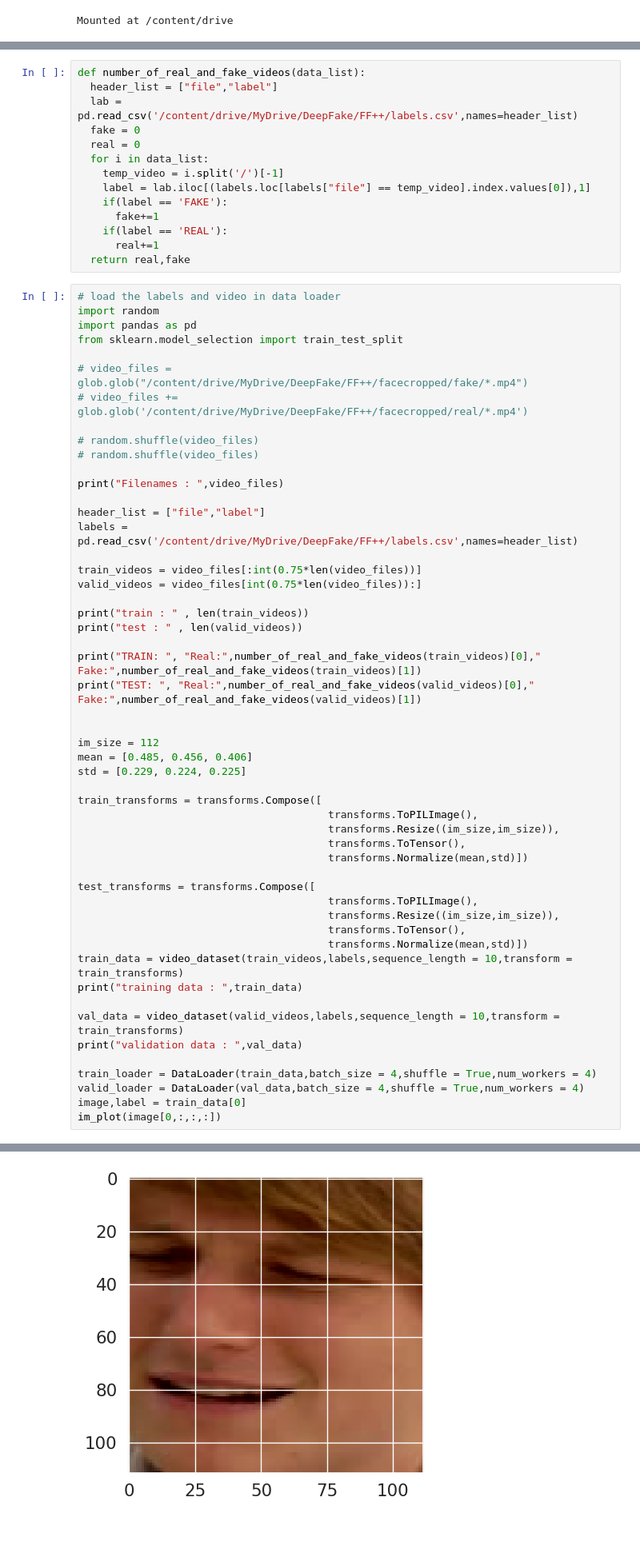
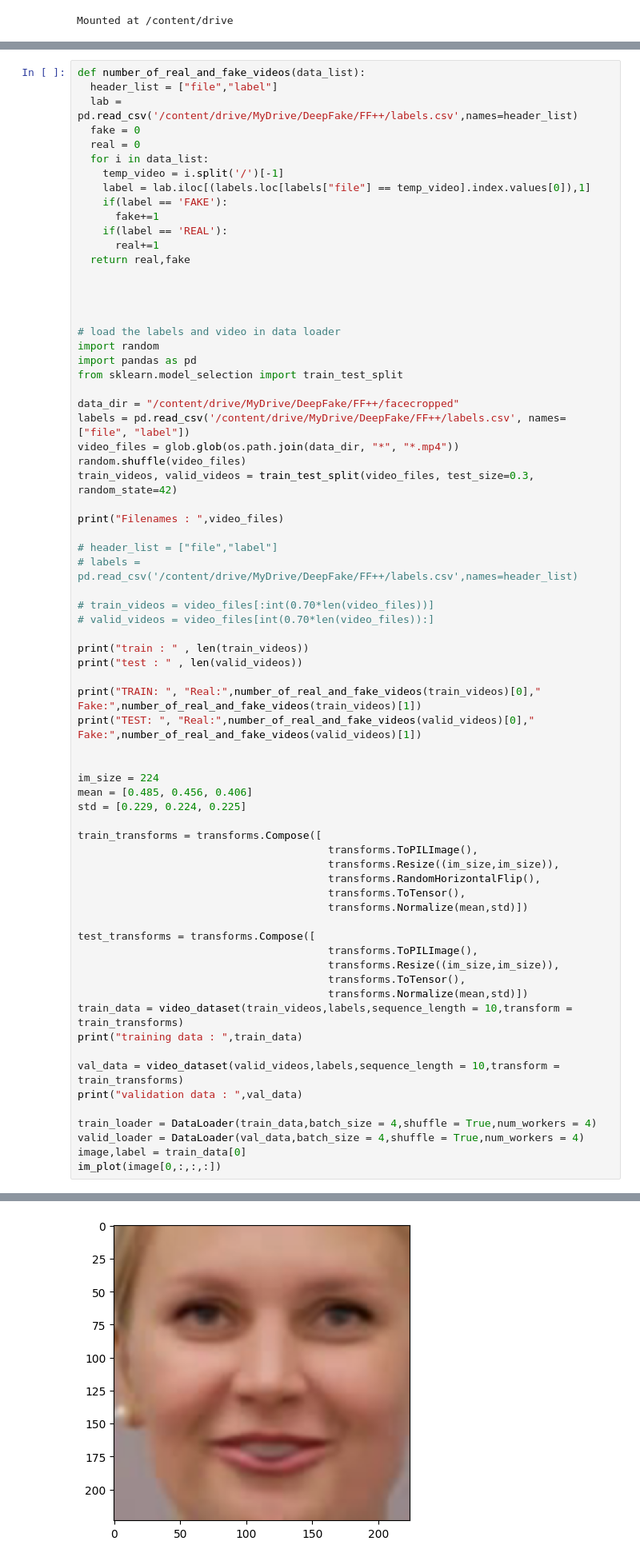
Before and after one commit to karthiksagarN/DeepFake-Detection, a Jupyter notebook: deepfake_training.ipynb, the cells around one changed output, grey strips where cells are left out. Shown: that part at 80% size. Cells and saved outputs as stored; diff of their text form; blank space fills up the shorter version.

Commit message:
updated training

```diff
--- a/deepfake_training.ipynb
+++ b/deepfake_training.ipynb
@@ -181,39 +183,42 @@ def im_plot(tensor):
     image = image*255.0
     plt.imshow(image.astype(int))
     plt.show()
-# %%
-def number_of_real_and_fake_videos(data_list):
-  header_list = ["file","label"]
-  lab = pd.read_csv('/content/drive/MyDrive/DeepFake/FF++/labels.csv',names=header_list)
-  fake = 0
-  real = 0
-  for i in data_list:
-    temp_video = i.split('/')[-1]
-    label = lab.iloc[(labels.loc[labels["file"] == temp_video].index.values[0]),1]
-    if(label == 'FAKE'):
-      fake+=1
-    if(label == 'REAL'):
-      real+=1
-  return real,fake
 # %%
+def number_of_real_and_fake_videos(data_list):
+  header_list = ["file","label"]
+  lab = pd.read_csv('/content/drive/MyDrive/DeepFake/FF++/labels.csv',names=header_list)
+  fake = 0
+  real = 0
+  for i in data_list:
+    temp_video = i.split('/')[-1]
+    label = lab.iloc[(labels.loc[labels["file"] == temp_video].index.values[0]),1]
+    if(label == 'FAKE'):
+      fake+=1
+    if(label == 'REAL'):
+      real+=1
+  return real,fake
+
+
+
+
 # load the labels and video in data loader
 import random
 import pandas as pd
 from sklearn.model_selection import train_test_split
 
-# video_files =  glob.glob("/content/drive/MyDrive/DeepFake/FF++/facecropped/fake/*.mp4")
-# video_files += glob.glob('/content/drive/MyDrive/DeepFake/FF++/facecropped/real/*.mp4')
-
-# random.shuffle(video_files)
-# random.shuffle(video_files)
+data_dir = "/content/drive/MyDrive/DeepFake/FF++/facecropped"
+labels = pd.read_csv('/content/drive/MyDrive/DeepFake/FF++/labels.csv', names=["file", "label"])
+video_files = glob.glob(os.path.join(data_dir, "*", "*.mp4"))
+random.shuffle(video_files)
+train_videos, valid_videos = train_test_split(video_files, test_size=0.3, random_state=42)
 
 print("Filenames : ",video_files)
 
-header_list = ["file","label"]
-labels = pd.read_csv('/content/drive/MyDrive/DeepFake/FF++/labels.csv',names=header_list)
+# header_list = ["file","label"]
+# labels = pd.read_csv('/content/drive/MyDrive/DeepFake/FF++/labels.csv',names=header_list)
 
-train_videos = video_files[:int(0.75*len(video_files))]
-valid_videos = video_files[int(0.75*len(video_files)):]
+# train_videos = video_files[:int(0.70*len(video_files))]
+# valid_videos = video_files[int(0.70*len(video_files)):]
 
 print("train : " , len(train_videos))
 print("test : " , len(valid_videos))
@@ -222,13 +227,14 @@ print("TRAIN: ", "Real:",number_of_real_and_fake_videos(train_videos)[0]," Fake:
 print("TEST: ", "Real:",number_of_real_and_fake_videos(valid_videos)[0]," Fake:",number_of_real_and_fake_videos(valid_videos)[1])
 
 
-im_size = 112
+im_size = 224
 mean = [0.485, 0.456, 0.406]
 std = [0.229, 0.224, 0.225]
 
 train_transforms = transforms.Compose([
                                         transforms.ToPILImage(),
                                         transforms.Resize((im_size,im_size)),
+                                        transforms.RandomHorizontalFlip(),
                                         transforms.ToTensor(),
                                         transforms.Normalize(mean,std)])
 
@@ -257,6 +263,6 @@ TEST:  Real: 32  Fake: 39
 training data :  <__main__.video_dataset object at 0x...>
 validation data :  <__main__.video_dataset object at 0x...>
-[figure, old version]
+[figure, new version]
 # %%
 #Model
 from torch import nn
```
Also changed, not shown: parts of 24 cells of this notebook.
